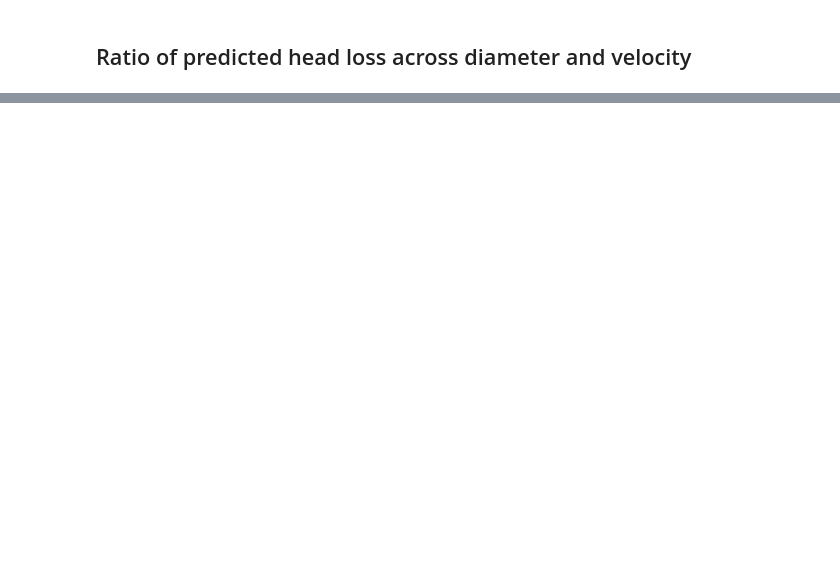
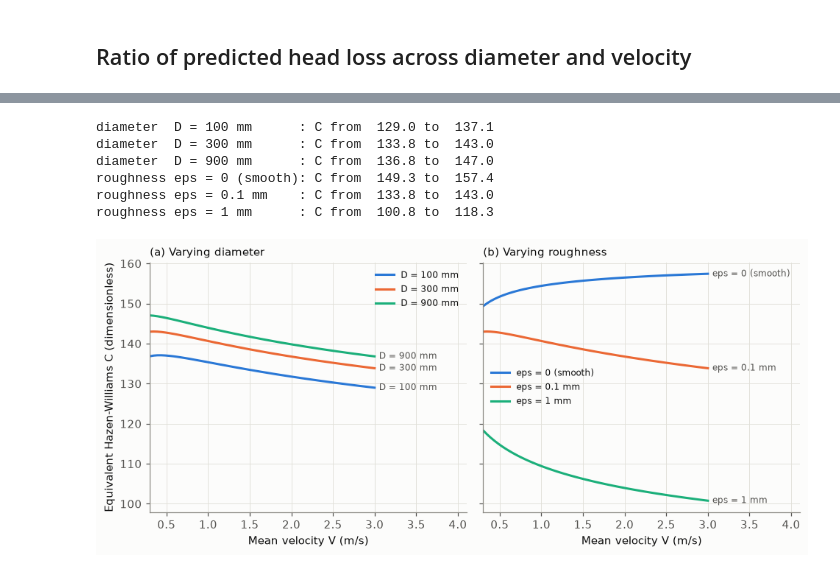
Before and after one commit to tarrikq/wastewater_modeling, a Jupyter notebook: notebooks/01_headloss_comparison.ipynb, the cells around one changed output, grey strips where cells are left out. Saved outputs shown, nothing was run; the diff lists cells and outputs as text; code cells hidden in the pictures; blank space fills up the shorter version.

```diff
--- a/notebooks/01_headloss_comparison.ipynb
+++ b/notebooks/01_headloss_comparison.ipynb
@@ -146,21 +64,0 @@ For each condition, compute the DW head loss and back-calculate the C that repro
-# %%
-v_line = np.linspace(0.3, 3.0, 60)
-
-
-def equivalent_c(diameter_m, eps_m):
-    out = []
-    for v in v_line:
-        q = v * hl.area_m2(diameter_m)
-        h = hl.darcy_weisbach_headloss_m(q, LENGTH_M, diameter_m, eps_m, NU_M2S)
-        out.append(hl.hazen_williams_c_factor(q, LENGTH_M, diameter_m, h))
-    return np.array(out)
-
-
-by_diameter = {f"D = {d * 1000:.0f} mm": equivalent_c(d, EPS_M) for d in (0.1, 0.3, 0.9)}
-by_roughness = {
-    lab: equivalent_c(D_REF_M, e)
-    for lab, e in [("ε = 0 (smooth)", 0.0), ("ε = 0.1 mm", 1e-4), ("ε = 1 mm", 1e-3)]
-}
-for name, group in [("diameter", by_diameter), ("roughness", by_roughness)]:
-    for lab, c in group.items():
-        print(f"{name:9s} {lab:16s}: C from {c.min():6.1f} to {c.max():6.1f} over V = 0.3-3 m/s")
@@ -226,0 +69,24 @@ Hazen-Williams fixes the velocity exponent at 1/0.54 ≈ 1.85 and has no viscosi
+# %%
+v = np.linspace(0.3, 3.0, 60)
+by_d = {f"D = {d * 1000:.0f} mm": equivalent_c(v, d, EPS_M, NU_M2S) for d in (0.1, 0.3, 0.9)}
+by_eps = {
+    lab: equivalent_c(v, CALIBRATION[0], e, NU_M2S)
+    for lab, e in (("eps = 0 (smooth)", 0.0), ("eps = 0.1 mm", 1e-4), ("eps = 1 mm", 1e-3))
+}
+for name, group in (("diameter", by_d), ("roughness", by_eps)):
+    for lab, c in group.items():
+        print(f"{name:9s} {lab:16s}: C from {c.min():6.1f} to {c.max():6.1f}")
+fig, axes = plt.subplots(1, 2, figsize=(9.0, 4.0), sharey=True)
+plotting.plot_equivalent_c(
+    axes, v, [("(a) Varying diameter", by_d), ("(b) Varying roughness", by_eps)]
+)
+fig.tight_layout()
+plt.show()
+# %% [output]
+diameter  D = 100 mm      : C from  129.0 to  137.1
+diameter  D = 300 mm      : C from  133.8 to  143.0
+diameter  D = 900 mm      : C from  136.8 to  147.0
+roughness eps = 0 (smooth): C from  149.3 to  157.4
+roughness eps = 0.1 mm    : C from  133.8 to  143.0
+roughness eps = 1 mm      : C from  100.8 to  118.3
+[figure, added]
```
Also changed, not shown: parts of 11 cells of this notebook, 31 other files.
